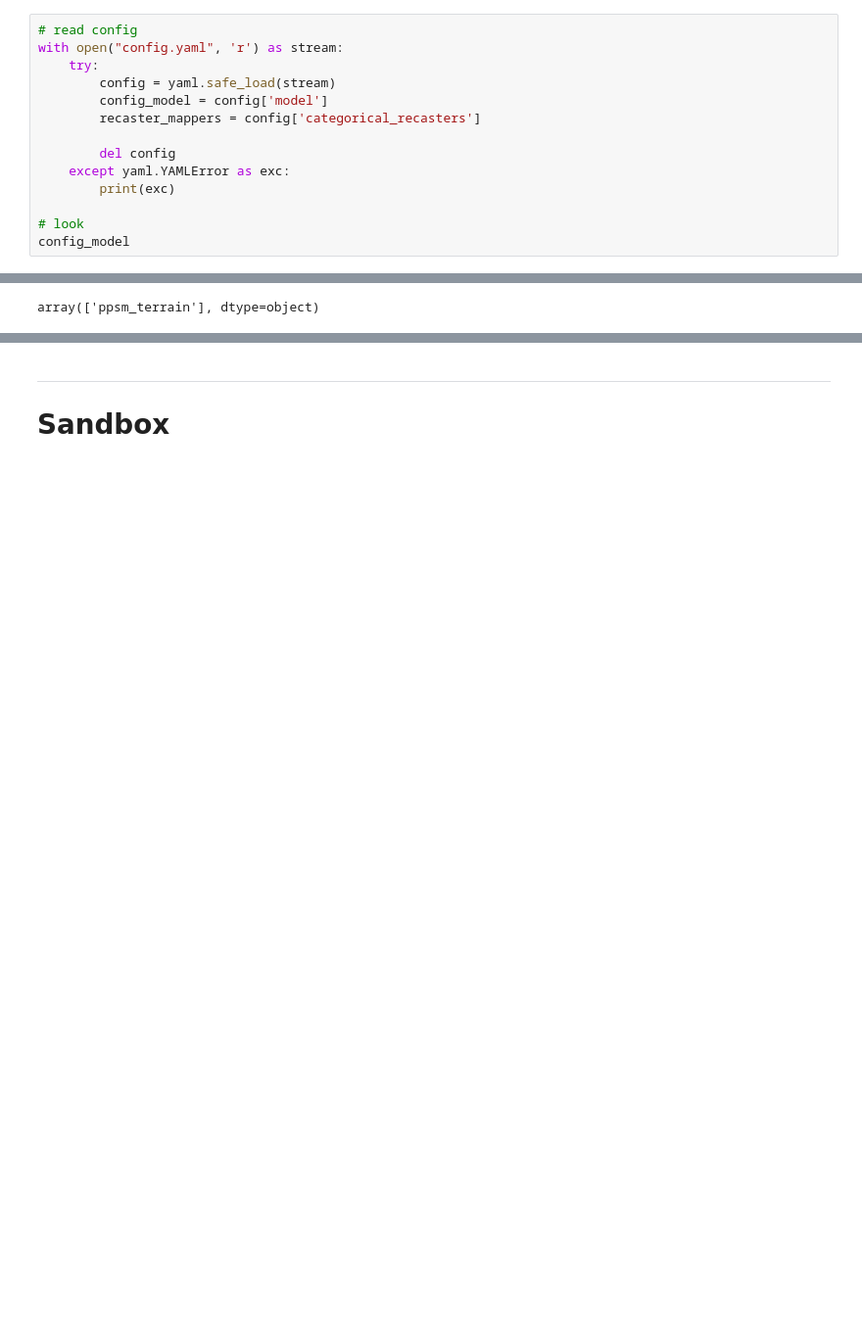
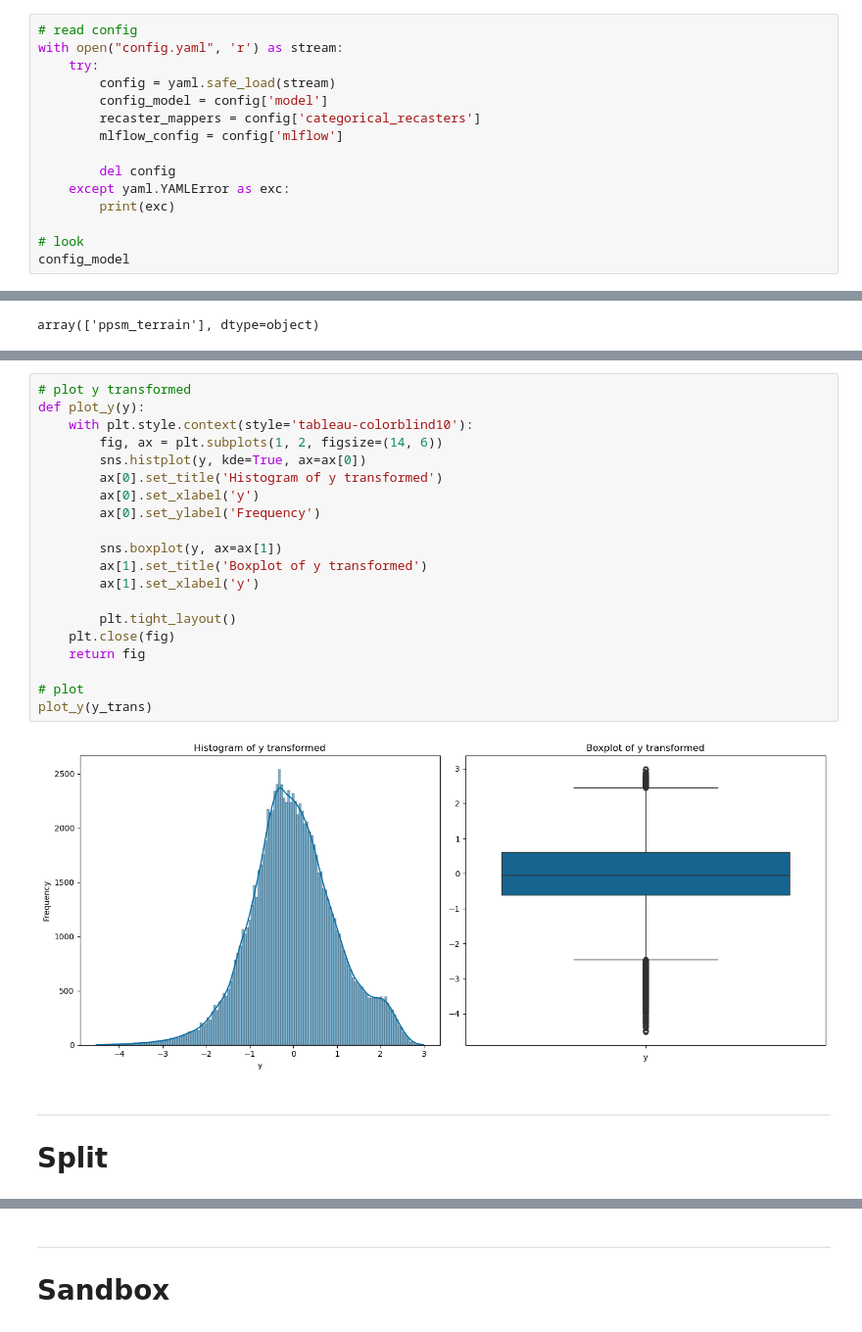
Before and after one commit to YunPerez/mexico-real-estate-investigation, a Jupyter notebook: src/BACKLOG/P1_PRE_EDA/s9_upload_mlflow.ipynb, the cells around one changed output, grey strips where cells are left out. Shown: that part at 98% size. Drawn from its saved outputs; the diff is of its cells as text; blank space fills up the shorter version.

Commit message:
notebook for catboost mlflow logging

```diff
--- a/src/BACKLOG/P1_PRE_EDA/s9_upload_mlflow.ipynb
+++ b/src/BACKLOG/P1_PRE_EDA/s9_upload_mlflow.ipynb
@@ -47,6 +54,7 @@ with open("config.yaml", 'r') as stream:
         config = yaml.safe_load(stream)
         config_model = config['model']
         recaster_mappers = config['categorical_recasters']
+        mlflow_config = config['mlflow']
 
         del config
     except yaml.YAMLError as exc:
@@ -594,0 +591,25 @@ sns.histplot(
+# %%
+# plot y transformed
+def plot_y(y):
+    with plt.style.context(style='tableau-colorblind10'):
+        fig, ax = plt.subplots(1, 2, figsize=(14, 6))
+        sns.histplot(y, kde=True, ax=ax[0])
+        ax[0].set_title('Histogram of y transformed')
+        ax[0].set_xlabel('y')
+        ax[0].set_ylabel('Frequency')
+
+        sns.boxplot(y, ax=ax[1])
+        ax[1].set_title('Boxplot of y transformed')
+        ax[1].set_xlabel('y')
+
+        plt.tight_layout()
+    plt.close(fig)
+    return fig
+
+# plot
+plot_y(y_trans)
+# %% [output]
+[figure, added]
+# %% [markdown]
+---
+# Split
```
Also changed, not shown: parts of 42 cells of this notebook, 3 other files.
